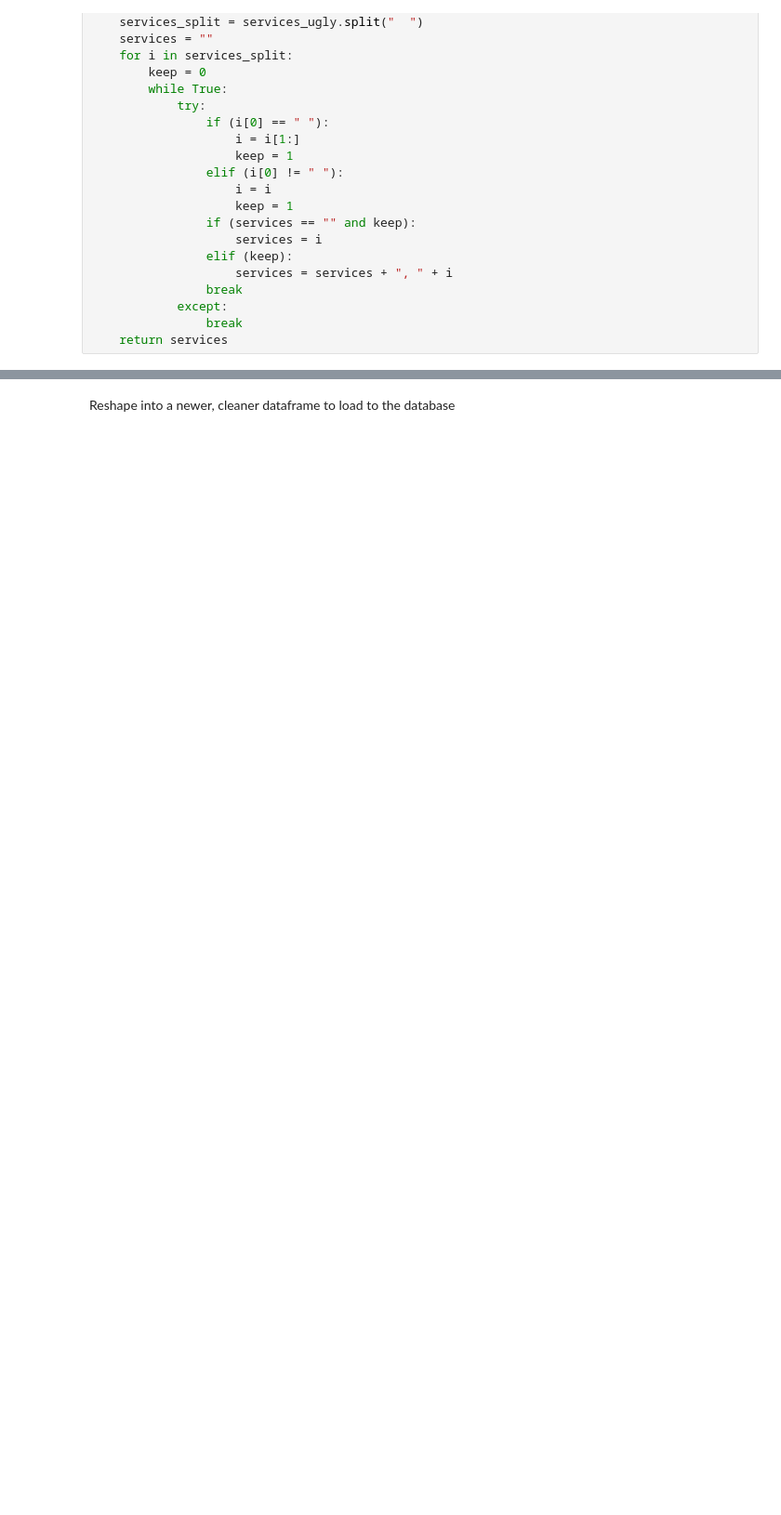
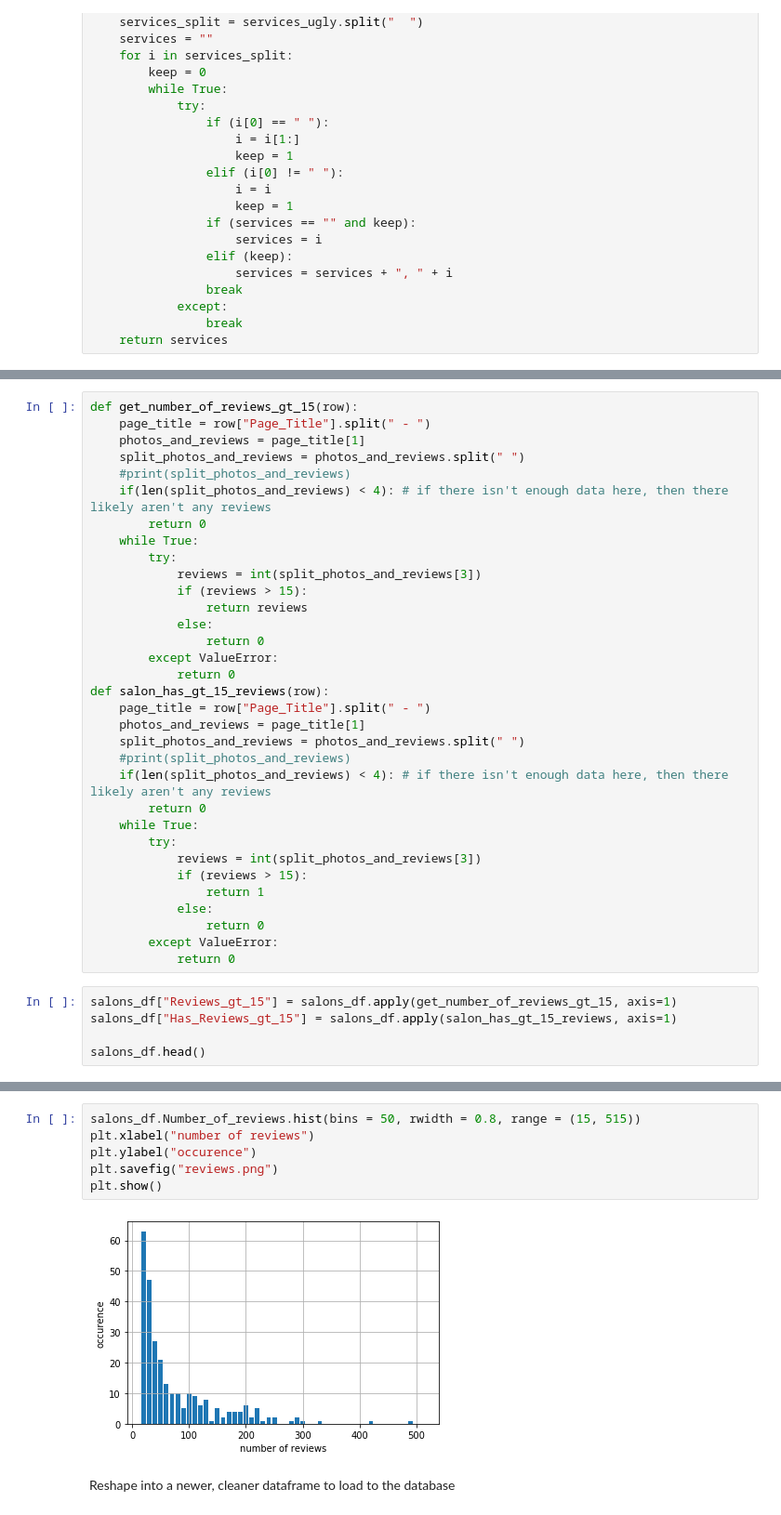
Before and after one commit to cjdavis62/Insight_HairNet, a Jupyter notebook: yelp_reviews/read_salon_names.ipynb, the cells around one changed output, grey strips where cells are left out. Shown: that part at 93% size. Cells and saved outputs as stored; diff of their text form; blank space fills up the shorter version.

```diff
--- a/yelp_reviews/read_salon_names.ipynb
+++ b/yelp_reviews/read_salon_names.ipynb
@@ -93,0 +157,38 @@ salons_df.head(5)
+# %%
+def get_number_of_reviews_gt_15(row):
+    page_title = row["Page_Title"].split(" - ")
+    photos_and_reviews = page_title[1]
+    split_photos_and_reviews = photos_and_reviews.split(" ")
+    #print(split_photos_and_reviews)
+    if(len(split_photos_and_reviews) < 4): # if there isn't enough data here, then there likely aren't any reviews
+        return 0
+    while True:
+        try:
+            reviews = int(split_photos_and_reviews[3])
+            if (reviews > 15):
+                return reviews
+            else:
+                return 0
+        except ValueError:
+            return 0
+def salon_has_gt_15_reviews(row):
+    page_title = row["Page_Title"].split(" - ")
+    photos_and_reviews = page_title[1]
+    split_photos_and_reviews = photos_and_reviews.split(" ")
+    #print(split_photos_and_reviews)
+    if(len(split_photos_and_reviews) < 4): # if there isn't enough data here, then there likely aren't any reviews
+        return 0
+    while True:
+        try:
+            reviews = int(split_photos_and_reviews[3])
+            if (reviews > 15):
+                return 1
+            else:
+                return 0
+        except ValueError:
+            return 0
+# %%
+salons_df["Reviews_gt_15"] = salons_df.apply(get_number_of_reviews_gt_15, axis=1)
+salons_df["Has_Reviews_gt_15"] = salons_df.apply(salon_has_gt_15_reviews, axis=1)
+
+salons_df.head()
@@ -123,3 +217,11 @@ salons_df.head()
+# %%
+salons_df.Number_of_reviews.hist(bins = 50, rwidth = 0.8, range = (15, 515))
+plt.xlabel("number of reviews")
+plt.ylabel("occurence")
+plt.savefig("reviews.png")
+plt.show()
+# %% [output]
+[figure, added]
 # %% [markdown]
 Reshape into a newer, cleaner dataframe to load to the database
 # %%
```
Also changed, not shown: parts of 15 cells of this notebook, 10 other files.
